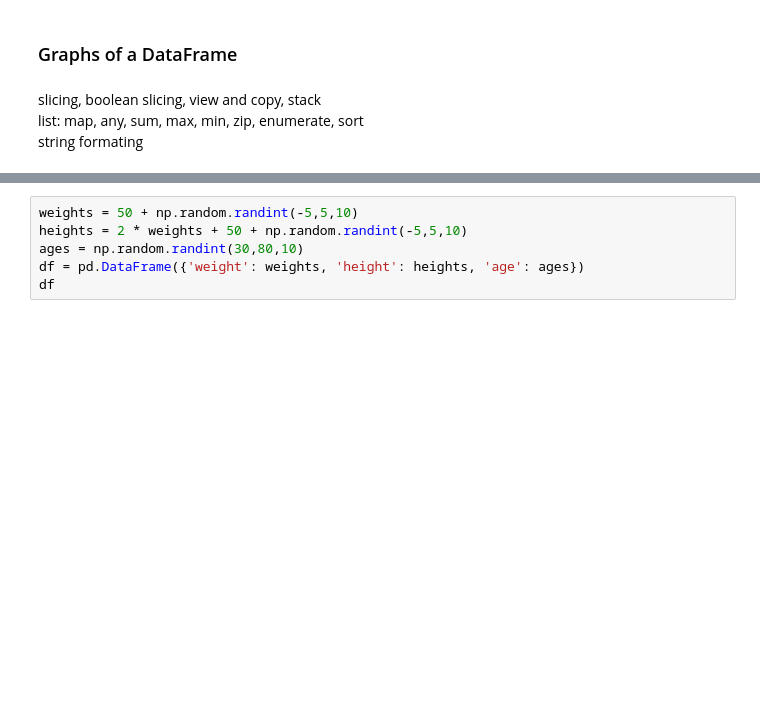
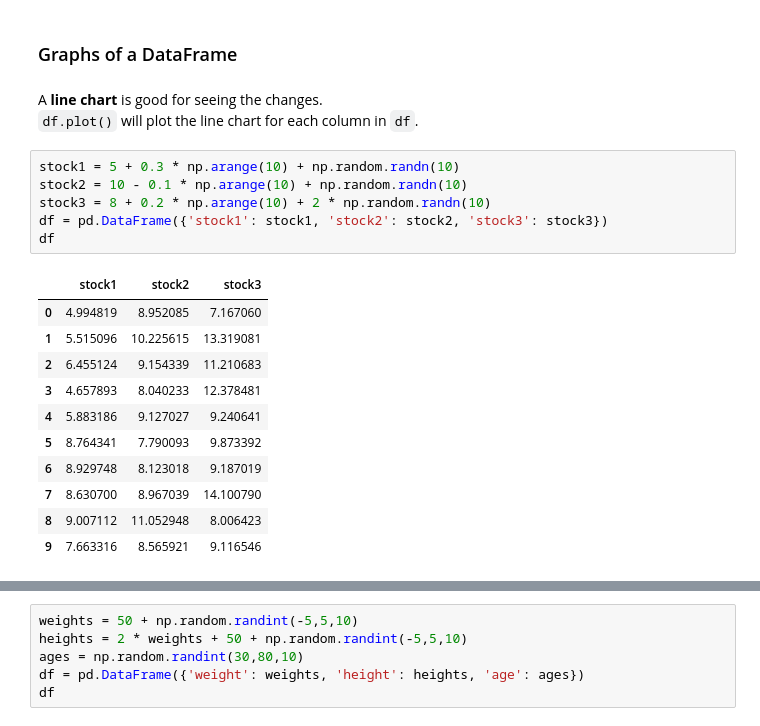
Before and after one commit to jephianlin/9HPythonData, a Jupyter notebook: Python-Week3.ipynb, the cells around one changed output, grey strips where cells are left out. Drawn from its saved outputs; the diff is of its cells as text; blank space fills up the shorter version.

```diff
--- a/Python-Week3.ipynb
+++ b/Python-Week3.ipynb
@@ -226,7 +283,24 @@ df.loc[:, df.columns.str.startswith('HW') ]
 | Daniel | 0 | 2.0 | 1.0 | 2.0 | 1.0 | 1.0 | 2.0 | 2 | 1 | 1.0 |
 # %% [markdown]
 ### Graphs of a DataFrame
-# %% [markdown]
-slicing, boolean slicing, view and copy, stack
-list: map, any, sum, max, min, zip, enumerate, sort
-string formating
+# %% [markdown]
+A **line chart** is good for seeing the changes.
+`df.plot()` will plot the line chart for each column in `df`.
+# %%
+stock1 = 5 + 0.3 * np.arange(10) + np.random.randn(10)
+stock2 = 10 - 0.1 * np.arange(10) + np.random.randn(10)
+stock3 = 8 + 0.2 * np.arange(10) + 2 * np.random.randn(10)
+df = pd.DataFrame({'stock1': stock1, 'stock2': stock2, 'stock3': stock3})
+df
+# %% [output]
+|  | stock1 | stock2 | stock3 |
+| 0 | 4.994819 | 8.952085 | 7.167060 |
+| 1 | 5.515096 | 10.225615 | 13.319081 |
+| 2 | 6.455124 | 9.154339 | 11.210683 |
+| 3 | 4.657893 | 8.040233 | 12.378481 |
+| 4 | 5.883186 | 9.127027 | 9.240641 |
+| 5 | 8.764341 | 7.790093 | 9.873392 |
+| 6 | 8.929748 | 8.123018 | 9.187019 |
+| 7 | 8.630700 | 8.967039 | 14.100790 |
+| 8 | 9.007112 | 11.052948 | 8.006423 |
+| 9 | 7.663316 | 8.565921 | 9.116546 |
```
Also changed, not shown: parts of 13 cells of this notebook.
